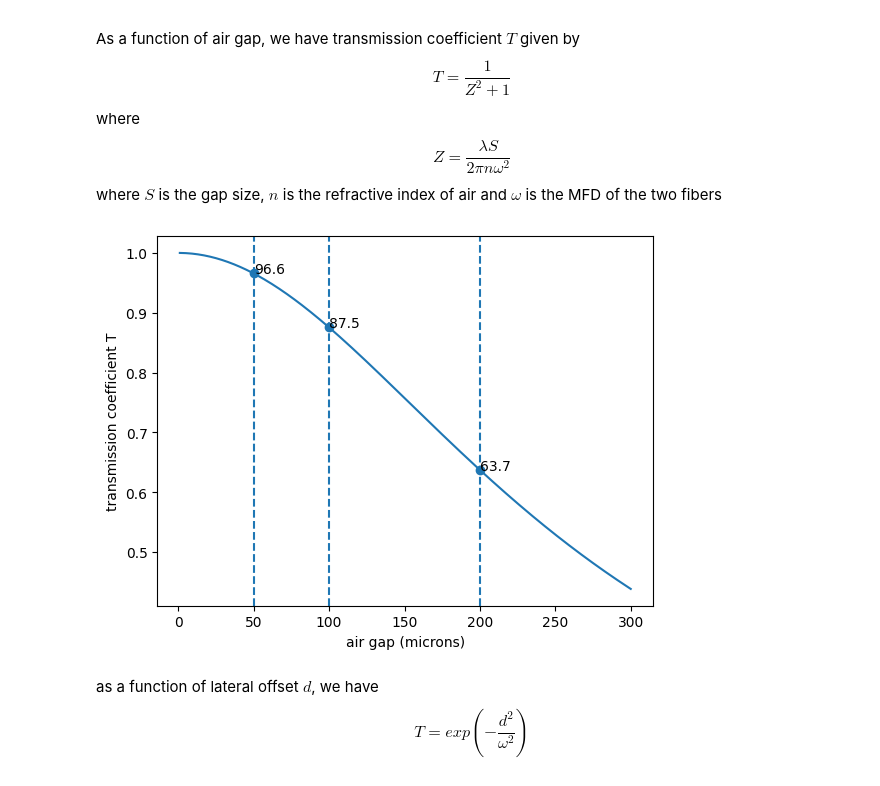
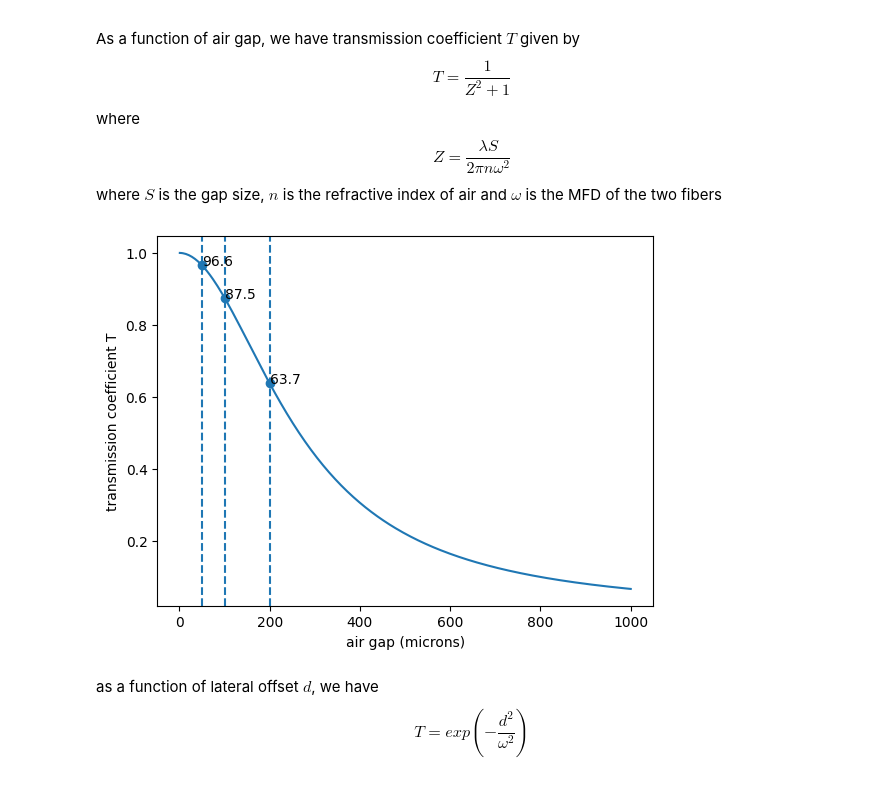
Before and after one commit to holly-faith/UCL2024, a Jupyter notebook: FiberTrapLosses.ipynb, the cells around one changed output. Saved outputs shown, nothing was run; the diff lists cells and outputs as text; code cells hidden in the pictures.

```diff
--- a/FiberTrapLosses.ipynb
+++ b/FiberTrapLosses.ipynb
@@ -31,31 +31,31 @@ def T_ag(Z):
 # %%
 import matplotlib.pyplot as plt
 
 # lab values
 wavelength = 1064e-9 #m
-airgap = np.linspace(1e-6,300e-6,300) #m
+airgap = np.linspace(1e-6,1000e-6,300) #m
 RI = 1
 MFD = 6.7e-6 #m
 
 Z_airgap = Z(wavelength,airgap,RI,MFD)
 T_airgap = T_ag(Z_airgap)
 
 fig,ax = plt.subplots()
 ax.plot(airgap*10**6,T_airgap)
 ax.set_xlabel('air gap (microns)')
 ax.set_ylabel('transmission coefficient T')
 poi = np.array([50e-6,100e-6,200e-6]) # add points of interest and labels
 for i in range(len(poi)):
     plt.axvline(poi[i]*10**6, linestyle='--')
 Z_poi = Z(wavelength,poi,RI,MFD)
 T_poi = T_ag(Z_poi)
 T_labels = np.around(T_poi,3)*100
 ax.scatter(poi*10**6,T_poi)
 for i, txt in enumerate(T_labels):
     ax.annotate(txt, (poi[i]*10**6, T_poi[i]))
 plt.show()
 # %% [output]
-[figure, old version]
+[figure, new version]
 # %% [markdown]
 as a function of lateral offset $d$, we have
 \begin{equation}
```
Also changed, not shown: parts of 4 cells of this notebook.
